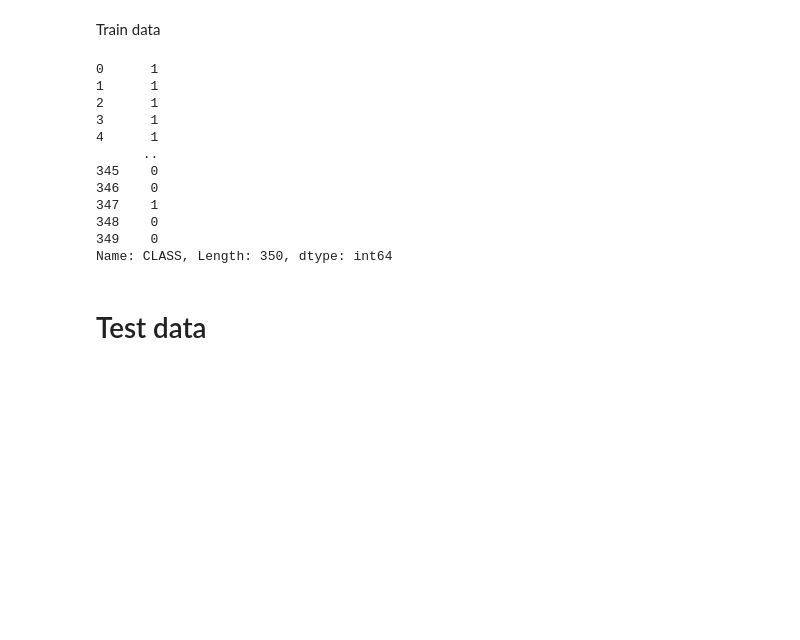
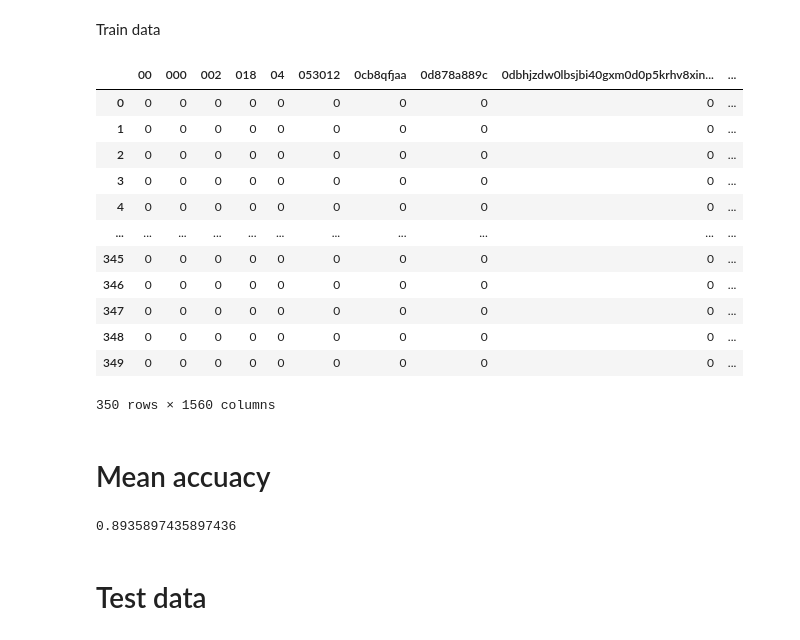
Before and after one commit to NiceVincent/COMP237_GroupProject-1, a Jupyter notebook: project_category_text_predictor.ipynb, the cells around one changed output. Saved outputs shown, nothing was run; the diff lists cells and outputs as text; code cells hidden in the pictures; blank space fills up the shorter version.

```diff
--- a/project_category_text_predictor.ipynb
+++ b/project_category_text_predictor.ipynb
@@ -99,21 +99,6 @@ def LancasterStemmer(data):
     return tmp
 # %% [markdown]
 Train data
-# %%
-data['CLASS']
-# %% [output]
-0      1
-1      1
-2      1
-3      1
-4      1
-      ..
-345    0
-346    0
-347    1
-348    0
-349    0
-Name: CLASS, Length: 350, dtype: int64
 # %%
 from sklearn.model_selection import train_test_split
 count_vectorizer = CountVectorizer(stop_words='english', min_df=1)
@@ -122,10 +107,36 @@ data_vectorized = count_vectorizer.fit_transform(data['CONTENT'].to_numpy())
 
 x_train, x_test, y_train, y_test = train_test_split(
     data_vectorized, data['CLASS'].to_numpy(), test_size=0.25, random_state=420)
+# %%
+pd.DataFrame(data_vectorized.toarray(),
+             columns=count_vectorizer.get_feature_names_out())
+# %% [output]
+|  | 00 | 000 | 002 | 018 | 04 | 053012 | 0cb8qfjaa | 0d878a889c | 0dbhjzdw0lbsjbi40gxm0d0p5krhv8xin... | ... |
+| 0 | 0 | 0 | 0 | 0 | 0 | 0 | 0 | 0 | 0 | ... |
+| 1 | 0 | 0 | 0 | 0 | 0 | 0 | 0 | 0 | 0 | ... |
+| 2 | 0 | 0 | 0 | 0 | 0 | 0 | 0 | 0 | 0 | ... |
+| 3 | 0 | 0 | 0 | 0 | 0 | 0 | 0 | 0 | 0 | ... |
+| 4 | 0 | 0 | 0 | 0 | 0 | 0 | 0 | 0 | 0 | ... |
+| ... | ... | ... | ... | ... | ... | ... | ... | ... | ... | ... |
+| 345 | 0 | 0 | 0 | 0 | 0 | 0 | 0 | 0 | 0 | ... |
+| 346 | 0 | 0 | 0 | 0 | 0 | 0 | 0 | 0 | 0 | ... |
+| 347 | 0 | 0 | 0 | 0 | 0 | 0 | 0 | 0 | 0 | ... |
+| 348 | 0 | 0 | 0 | 0 | 0 | 0 | 0 | 0 | 0 | ... |
+| 349 | 0 | 0 | 0 | 0 | 0 | 0 | 0 | 0 | 0 | ... |
+350 rows × 1560 columns
 # %%
 tfidf = TfidfTransformer()
 train_tfidf = tfidf.fit_transform(x_train)
 classifier = MultinomialNB().fit(train_tfidf, y_train)
+# %% [markdown]
+# Mean accuacy
+# %%
+from sklearn.model_selection import cross_val_score
+
+score = cross_val_score(classifier, x_train, y_train, cv=10)
+score.mean()
+# %% [output]
+0.8935897435897436
 # %% [markdown]
 # Test data
 # %%
```
Also changed, not shown: parts of 2 cells of this notebook.
